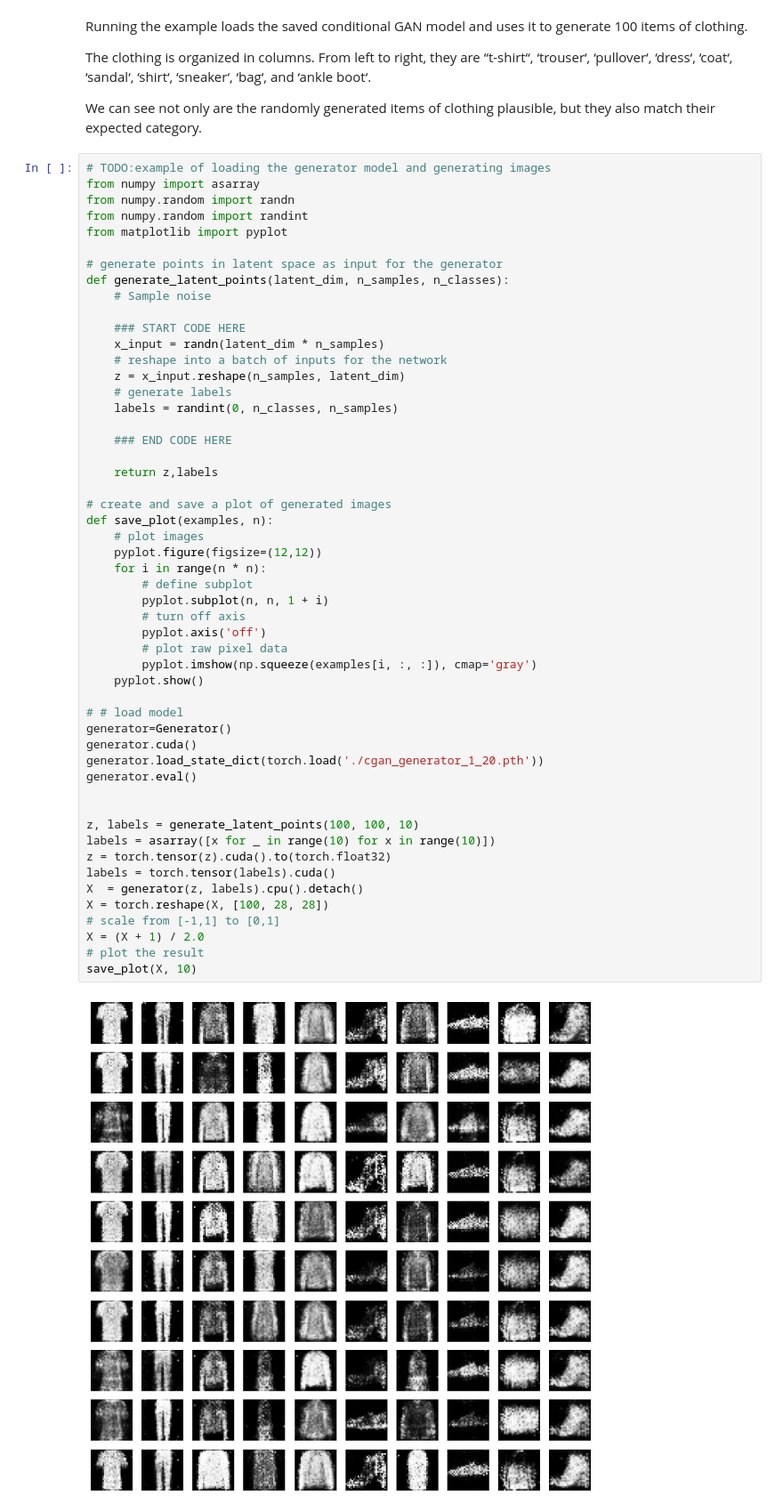
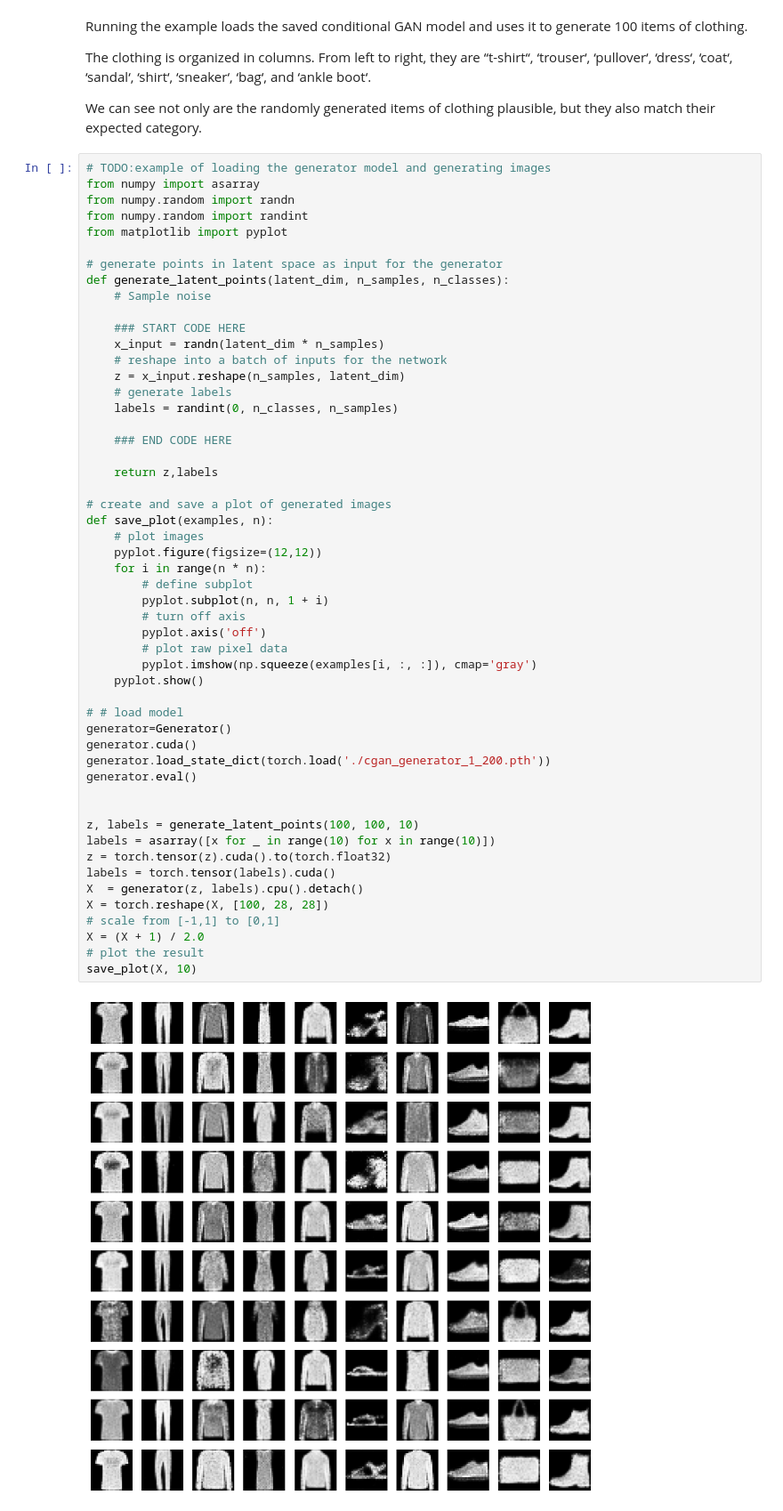
Before and after one commit to HugoHann/DL2021, a Jupyter notebook: Homework7/cGAN_Pytorch.ipynb, the cells around one changed output. Shown at 89% size. Saved outputs shown, nothing was run; the diff lists cells and outputs as text.

```diff
--- a/Homework7/cGAN_Pytorch.ipynb
+++ b/Homework7/cGAN_Pytorch.ipynb
@@ -378,32 +378,32 @@ def generate_latent_points(latent_dim, n_samples, n_classes):
 # create and save a plot of generated images
 def save_plot(examples, n):
     # plot images
     pyplot.figure(figsize=(12,12))
     for i in range(n * n):
         # define subplot
         pyplot.subplot(n, n, 1 + i)
         # turn off axis
         pyplot.axis('off')
         # plot raw pixel data
         pyplot.imshow(np.squeeze(examples[i, :, :]), cmap='gray')
     pyplot.show()
 
 # # load model
 generator=Generator()
 generator.cuda()
-generator.load_state_dict(torch.load('./cgan_generator_1_20.pth'))
+generator.load_state_dict(torch.load('./cgan_generator_1_200.pth'))
 generator.eval()
 
 
 z, labels = generate_latent_points(100, 100, 10)
 labels = asarray([x for _ in range(10) for x in range(10)])
 z = torch.tensor(z).cuda().to(torch.float32)
 labels = torch.tensor(labels).cuda()
 X  = generator(z, labels).cpu().detach()
 X = torch.reshape(X, [100, 28, 28])
 # scale from [-1,1] to [0,1]
 X = (X + 1) / 2.0
 # plot the result
 save_plot(X, 10)
 # %% [output]
-[figure, old version]
+[figure, new version]
```
